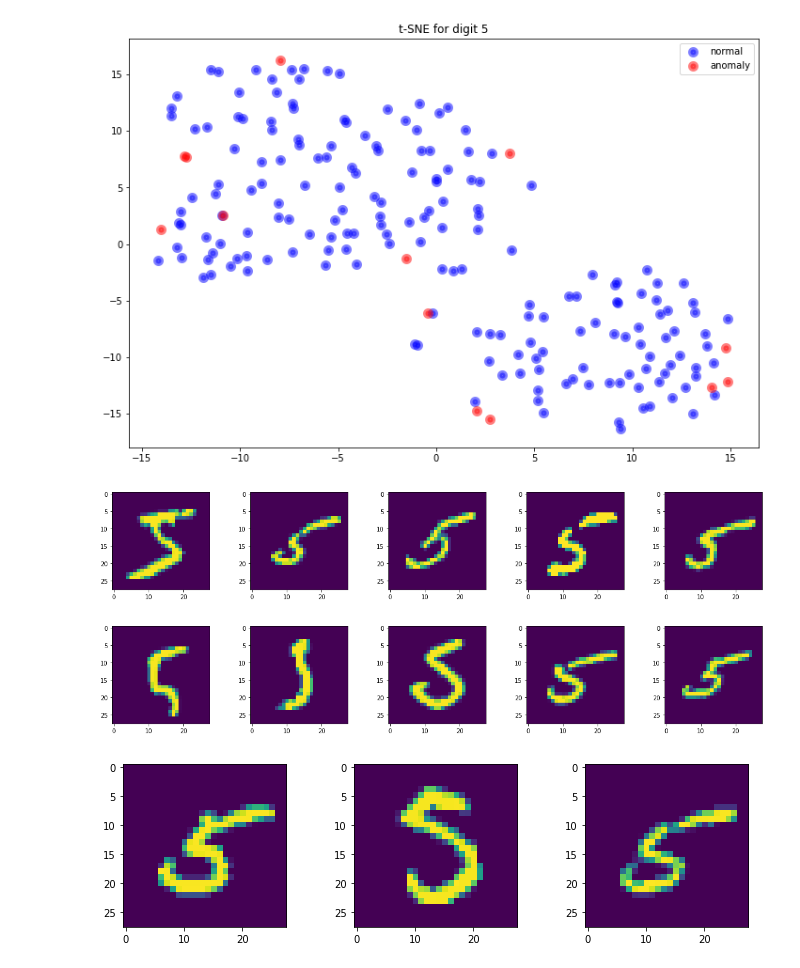
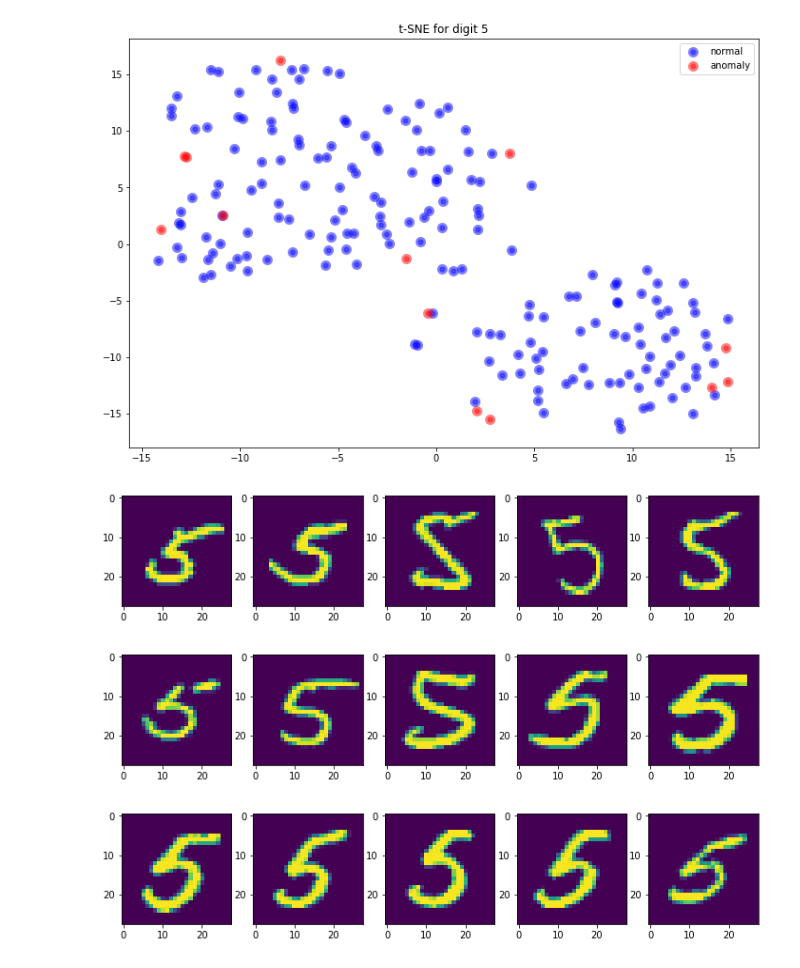
Before and after one commit to rtriangle/mkad, a Jupyter notebook: mkad_usage.ipynb, the cells around one changed output. Saved outputs shown, nothing was run; the diff lists cells and outputs as text; code cells hidden in the pictures.

```diff
--- a/mkad_usage.ipynb
+++ b/mkad_usage.ipynb
@@ -24,16 +23,21 @@ for f in range(F):
     for t in range(T):
         data[f][t] = np.linspace(start=0, stop=20, num=N) + sps.norm.rvs(size=N, scale=0.5)
 
-anomalies = [(0, 3), (0, 4), (5, 7), (5, 2)]
+anomalies = [(5, 3), (5, 4), (6, 7), (6, 2), (6, 4), (5, 5)]
 for a in anomalies:
     if a[0] % 2 == 0:
-        data[a[0]][0][a[1]] += 10
+        data[a[0]][0][a[1]] += 7
     else:
-        data[a[0]][0][a[1]] -= 10
+        data[a[0]][1][a[1]] += 7
 
 
 plt.figure(figsize=(14, 8))
 for i in range(F):
-    plt.plot(data[i][0], data[i][1], '.')
+    plt.plot(data[i][0], data[i][1], '.', color='blue', alpha=0.5)
+anoms = []
+for a in anomalies:
+    anoms.append()
+for anomaly in anomalies:
+    plt.plot(data[anomaly[0]][0][anomaly[1]], data[anomaly[0]][0][anomaly[1]], color='red')
 plt.show()
 # %% [output]
@@ -106,15 +120,17 @@ plt.legend()
 plt.show()
 # %% [output]
 [figure]
+# %%
+good_5s = [10, 15, 18, 24, 26, 27, 36, 40, 61, 62, 65, 68, 73, 77, 94]
 # %%
-for i, item in enumerate(X_sample[pred==-1]):
+for i, item in enumerate(good_5s):
     if i % 5 == 0:
-        plt.figure(figsize=(20, 3))
+        plt.figure(figsize=(12, 3))
     plt.subplot(1, 5, i % 5 + 1)
-    plt.imshow(X_sample[i])
+    plt.imshow(X_sample[item])
     if i % 5 == 4:
         plt.show()
 # %% [output]
-[figure, old version]
+[figure, new version]
-[figure, old version]
+[figure, new version]
-[figure, old version]
+[figure, new version]
```
Also changed, not shown: parts of 8 cells of this notebook.
